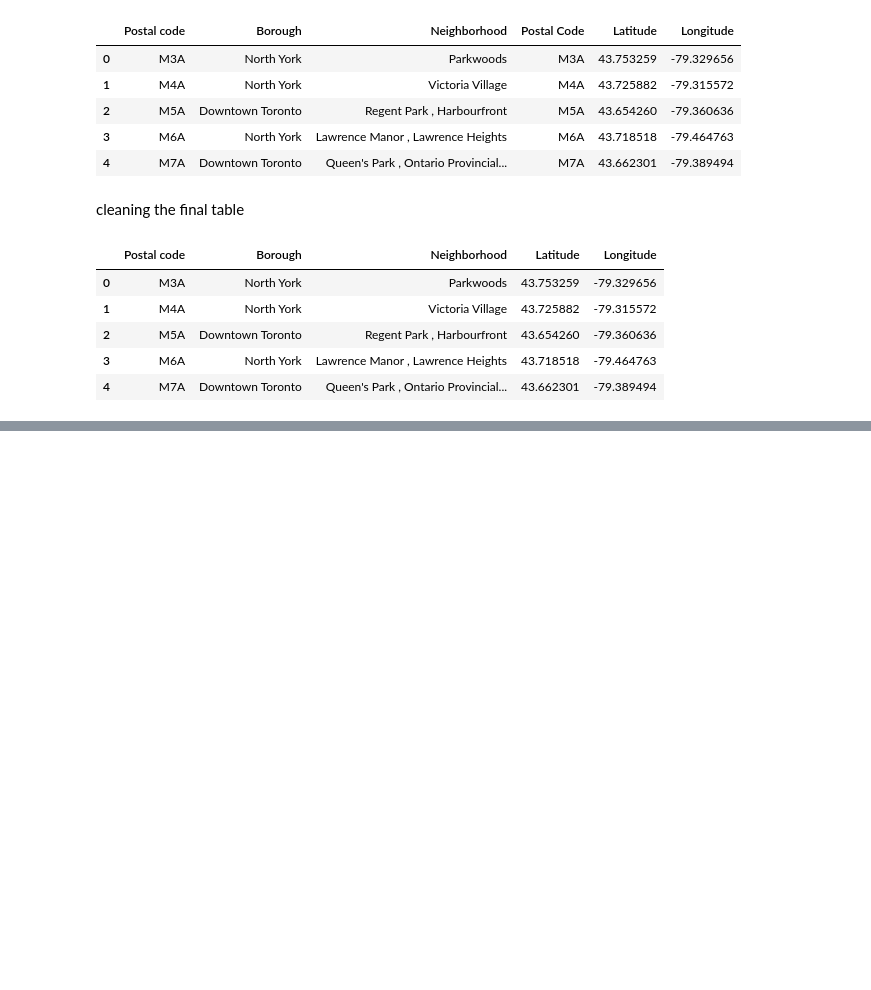
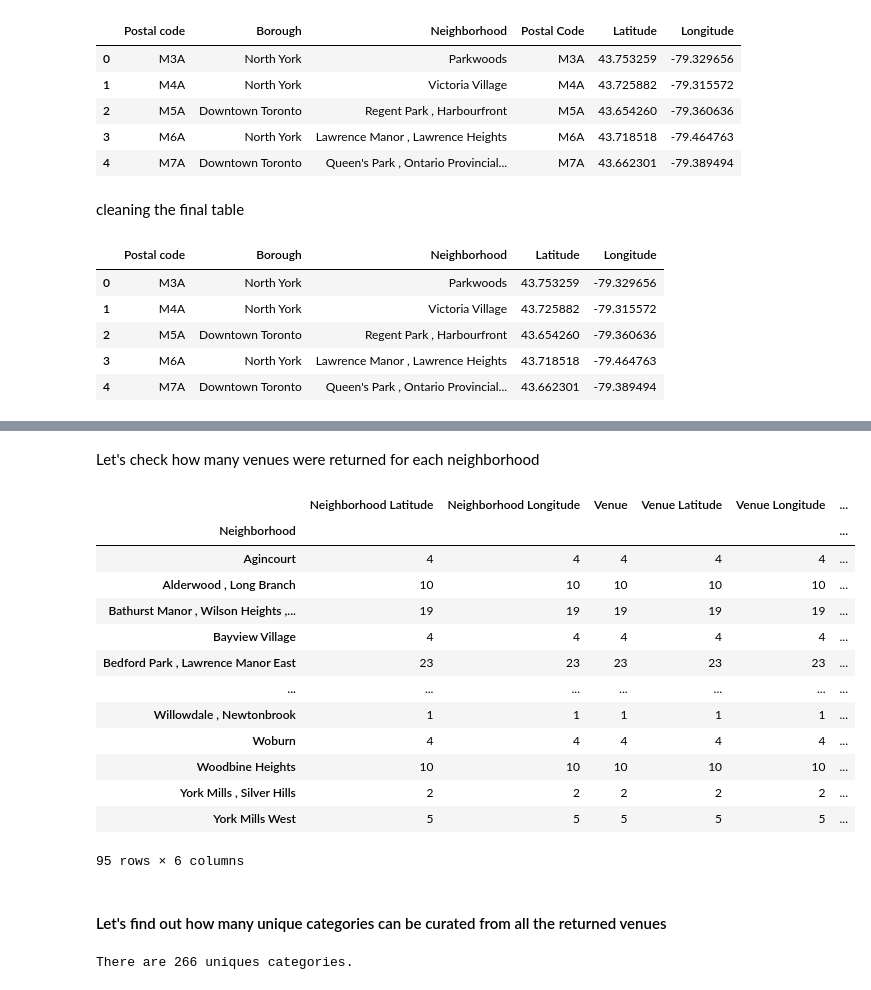
Before and after one commit to abdelrhmanwahdan/capstone-data-science, a Jupyter notebook: capstone.ipynb, the cells around one changed output, grey strips where cells are left out. Cells and saved outputs as stored; diff of their text form; code cells hidden in the pictures; blank space fills up the shorter version.

```diff
--- a/capstone.ipynb
+++ b/capstone.ipynb
@@ -72,0 +84,19 @@ merged_data.head()
+# %%
+# create map of New York using latitude and longitude values
+map_newyork = folium.Map(location=[latitude, longitude], zoom_start=10)
+
+# add markers to map
+for lat, lng, borough, neighborhood in zip(merged_data['Latitude'], merged_data['Longitude'], merged_data['Borough'], merged_data['Neighborhood']):
+    label = '{}, {}'.format(neighborhood, borough)
+    label = folium.Popup(label, parse_html=True)
+    folium.CircleMarker(
+        [lat, lng],
+        radius=5,
+        popup=label,
+        color='blue',
+        fill=True,
+        fill_color='#3186cc',
+        fill_opacity=0.7,
+        parse_html=False).add_to(map_newyork)
+
+map_newyork
@@ -72,0 +199,25 @@ merged_data.head()
+# %% [markdown]
+Let's check how many venues were returned for each neighborhood
+# %%
+Toronto_venues.groupby('Neighborhood').count()
+# %% [output]
+|  | Neighborhood Latitude | Neighborhood Longitude | Venue | Venue Latitude | Venue Longitude | ... |
+| Neighborhood |  |  |  |  |  | ... |
+| Agincourt | 4 | 4 | 4 | 4 | 4 | ... |
+| Alderwood , Long Branch | 10 | 10 | 10 | 10 | 10 | ... |
+| Bathurst Manor , Wilson Heights ,... | 19 | 19 | 19 | 19 | 19 | ... |
+| Bayview Village | 4 | 4 | 4 | 4 | 4 | ... |
+| Bedford Park , Lawrence Manor East | 23 | 23 | 23 | 23 | 23 | ... |
+| ... | ... | ... | ... | ... | ... | ... |
+| Willowdale , Newtonbrook | 1 | 1 | 1 | 1 | 1 | ... |
+| Woburn | 4 | 4 | 4 | 4 | 4 | ... |
+| Woodbine Heights | 10 | 10 | 10 | 10 | 10 | ... |
+| York Mills , Silver Hills | 2 | 2 | 2 | 2 | 2 | ... |
+| York Mills West | 5 | 5 | 5 | 5 | 5 | ... |
+95 rows × 6 columns
+# %% [markdown]
+#### Let's find out how many unique categories can be curated from all the returned venues
+# %%
+print('There are {} uniques categories.'.format(len(Toronto_venues['Venue Category'].unique())))
+# %% [output]
+There are 266 uniques categories.
```
Also changed, not shown: parts of 27 cells of this notebook.
